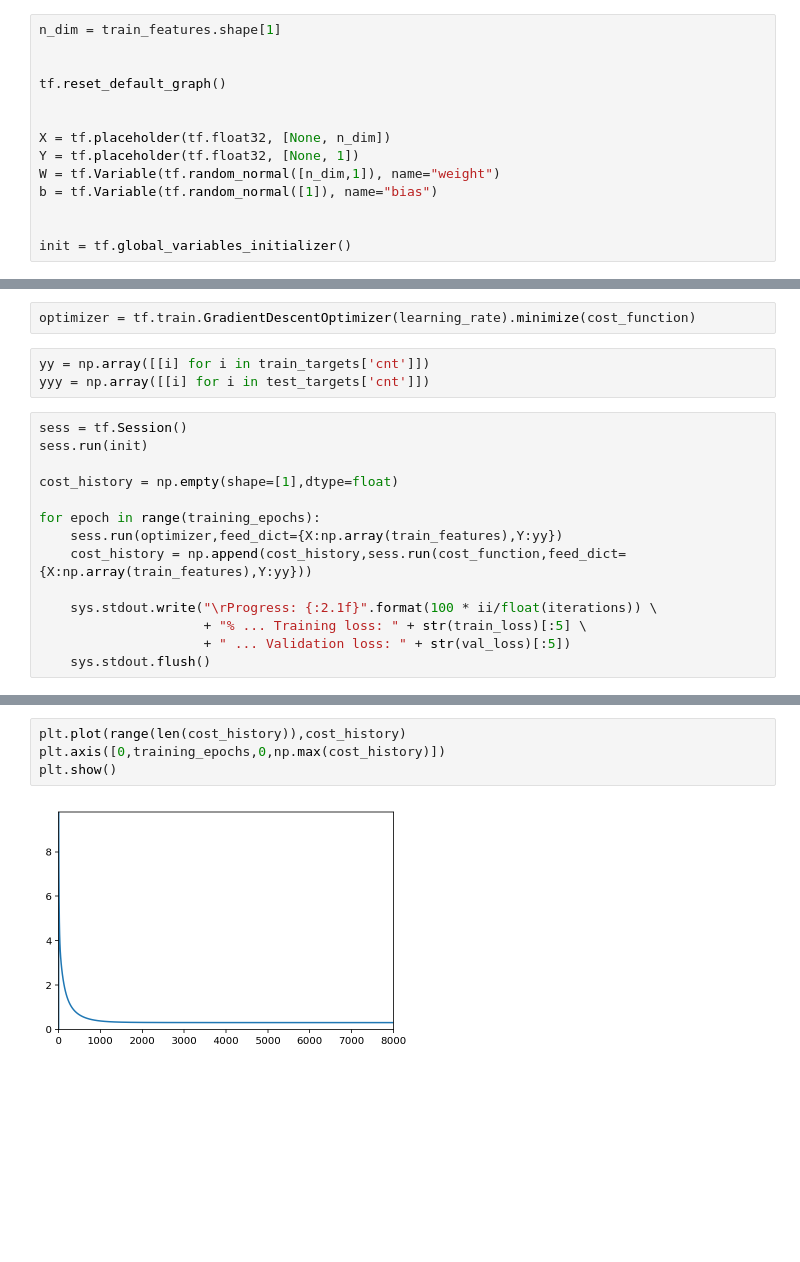
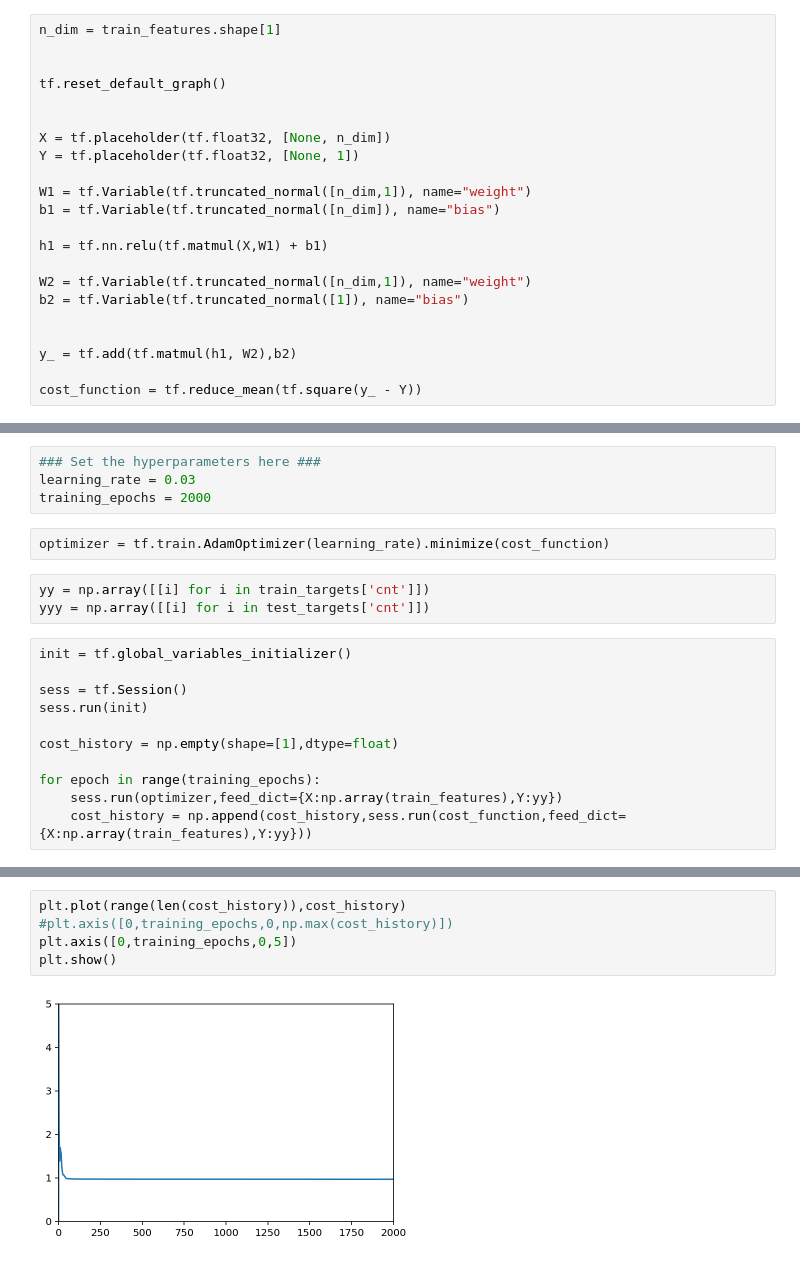
Before and after one commit to Lanbig/bike-sharing-prediction, a Jupyter notebook: Tensorflow-NN-Bike-Prediction.ipynb, the cells around one changed output, grey strips where cells are left out. Cells and saved outputs as stored; diff of their text form; blank space fills up the shorter version.

Commit message:
added hidden layer with Relu activation

```diff
--- a/Tensorflow-NN-Bike-Prediction.ipynb
+++ b/Tensorflow-NN-Bike-Prediction.ipynb
@@ -85,8 +88,16 @@ tf.reset_default_graph()
 
 X = tf.placeholder(tf.float32, [None, n_dim])
 Y = tf.placeholder(tf.float32, [None, 1])
-W = tf.Variable(tf.random_normal([n_dim,1]), name="weight")
-b = tf.Variable(tf.random_normal([1]), name="bias")
+
+W1 = tf.Variable(tf.truncated_normal([n_dim,1]), name="weight")
+b1 = tf.Variable(tf.truncated_normal([n_dim]), name="bias")
+
+h1 = tf.nn.relu(tf.matmul(X,W1) + b1)
+
+W2 = tf.Variable(tf.truncated_normal([n_dim,1]), name="weight")
+b2 = tf.Variable(tf.truncated_normal([1]), name="bias")
 
 
-init = tf.global_variables_initializer()
+y_ = tf.add(tf.matmul(h1, W2),b2)
+
+cost_function = tf.reduce_mean(tf.square(y_ - Y))
@@ -99,9 +110,15 @@ training_epochs = 8000
+# %%
+### Set the hyperparameters here ###
+learning_rate = 0.03
+training_epochs = 2000
 # %%
-optimizer = tf.train.GradientDescentOptimizer(learning_rate).minimize(cost_function)
+optimizer = tf.train.AdamOptimizer(learning_rate).minimize(cost_function)
 # %%
 yy = np.array([[i] for i in train_targets['cnt']])
 yyy = np.array([[i] for i in test_targets['cnt']])
 # %%
+init = tf.global_variables_initializer()
+
 sess = tf.Session()
 sess.run(init)
 
@@ -110,8 +127,3 @@ cost_history = np.empty(shape=[1],dtype=float)
 for epoch in range(training_epochs):
     sess.run(optimizer,feed_dict={X:np.array(train_features),Y:yy})
     cost_history = np.append(cost_history,sess.run(cost_function,feed_dict={X:np.array(train_features),Y:yy}))
-
-    sys.stdout.write("\rProgress: {:2.1f}".format(100 * ii/float(iterations)) \
-                     + "% ... Training loss: " + str(train_loss)[:5] \
-                     + " ... Validation loss: " + str(val_loss)[:5])
-    sys.stdout.flush()
@@ -118,9 +132,10 @@ for epoch in range(training_epochs):
 # %%
 plt.plot(range(len(cost_history)),cost_history)
-plt.axis([0,training_epochs,0,np.max(cost_history)])
+#plt.axis([0,training_epochs,0,np.max(cost_history)])
+plt.axis([0,training_epochs,0,5])
 plt.show()
 # %% [output]
-[figure, old version]
+[figure, new version]
 # %%
 pred_y = sess.run(y_, feed_dict={X: np.array(test_features)})
 mse = tf.reduce_mean(tf.square(pred_y - yyy))
```
Also changed, not shown: parts of 7 cells of this notebook, 1 other file.
